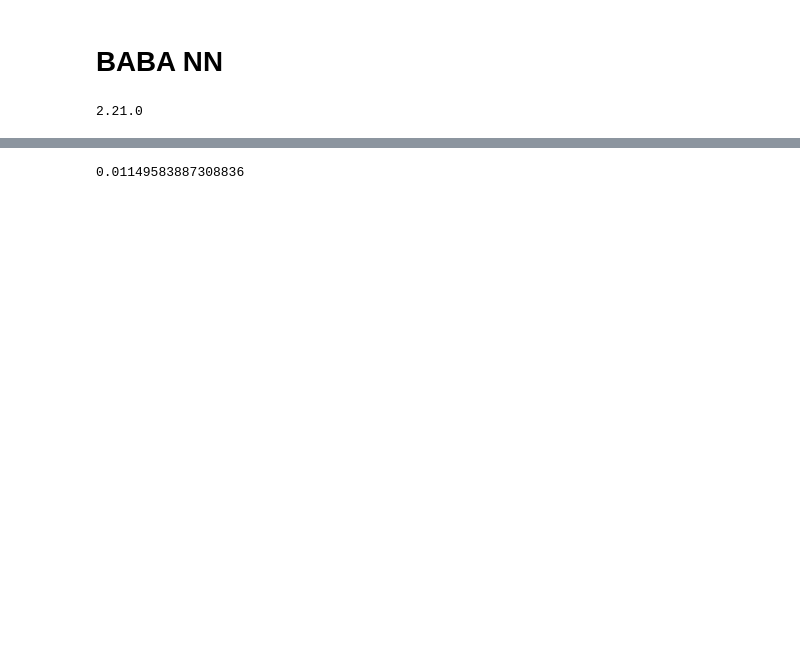
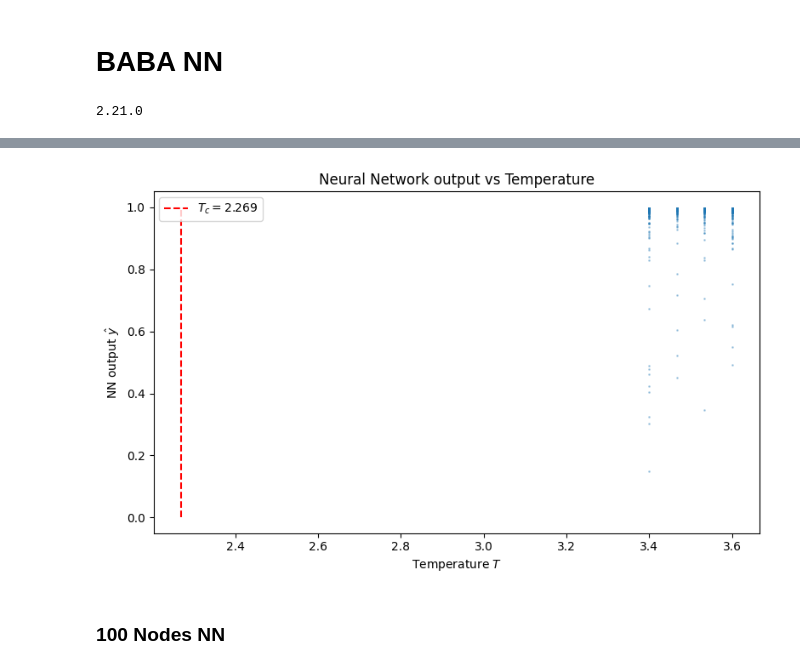
Before and after one commit to Dragulalala/CSP-Project-Ising-CNN, a Jupyter notebook: mario/NN_mario.ipynb, the cells around one changed output, grey strips where cells are left out. Saved outputs shown, nothing was run; the diff lists cells and outputs as text; code cells hidden in the pictures; blank space fills up the shorter version.

```diff
--- a/mario/NN_mario.ipynb
+++ b/mario/NN_mario.ipynb
@@ -139,7 +29,26 @@ val_ds   = make_dataset(val_df,   shuffle=False)
 # %%
-history = model.fit(
-    train_ds,
-    validation_data=val_ds,
-    epochs=50
+data = np.load("../data/L30_ising.npz")
+"""split data into input and output"""
+T = data["temperatures"]
+T_c = 2 / np.log(1 + np.sqrt(2))
+labels = (T > T_c).astype(int)      #create labels from temperature
+configs = data["spins"]
+
+"""split into training, validation and test data"""
+train_conf, val_conf, test_conf = np.split(configs, [80000, 90000])
+train_label, val_label, test_label = np.split(labels, [80000, 90000])
+train_T, val_T, test_T = np.split(T, [80000, 90000])
+#print(train_conf.shape)
+
+model3 = build_model(900, 3)
+
+w_init, b_init = model3.layers[1].get_weights()
+
+history = model3.fit(
+    train_conf,
+    train_label,
+    validation_data = (val_conf, val_label),
+    batch_size = 256,
+    epochs = 200
 )
 # %% [output]
@@ -163,3 +131,14 @@ Epoch 50/50
 # %%
-model.evaluate(train_ds, batch_size=100)
+nn_predict = model3.predict(test_conf)
+
+plt.figure(figsize=(8, 5))
+plt.scatter(test_T, nn_predict, s=1, alpha=0.3)
+#plt.plot(T, nn_predict)
+plt.vlines(T_c,  ymin = 0, ymax = 1, color='red', linestyle='--', linewidth=1.5, label=f"$T_c = {T_c:.3f}$")
+plt.xlabel("Temperature $T$")
+plt.ylabel("NN output $\\hat{y}$")
+plt.title("Neural Network output vs Temperature")
+plt.legend()
+plt.tight_layout()
+plt.show()
 # %% [output]
@@ -167 +146,3 @@ model.evaluate(train_ds, batch_size=100)
-0.01149583887308836
+[figure, added]
+# %% [markdown]
+### 100 Nodes NN
```
Also changed, not shown: parts of 17 cells of this notebook, 1 other file.
